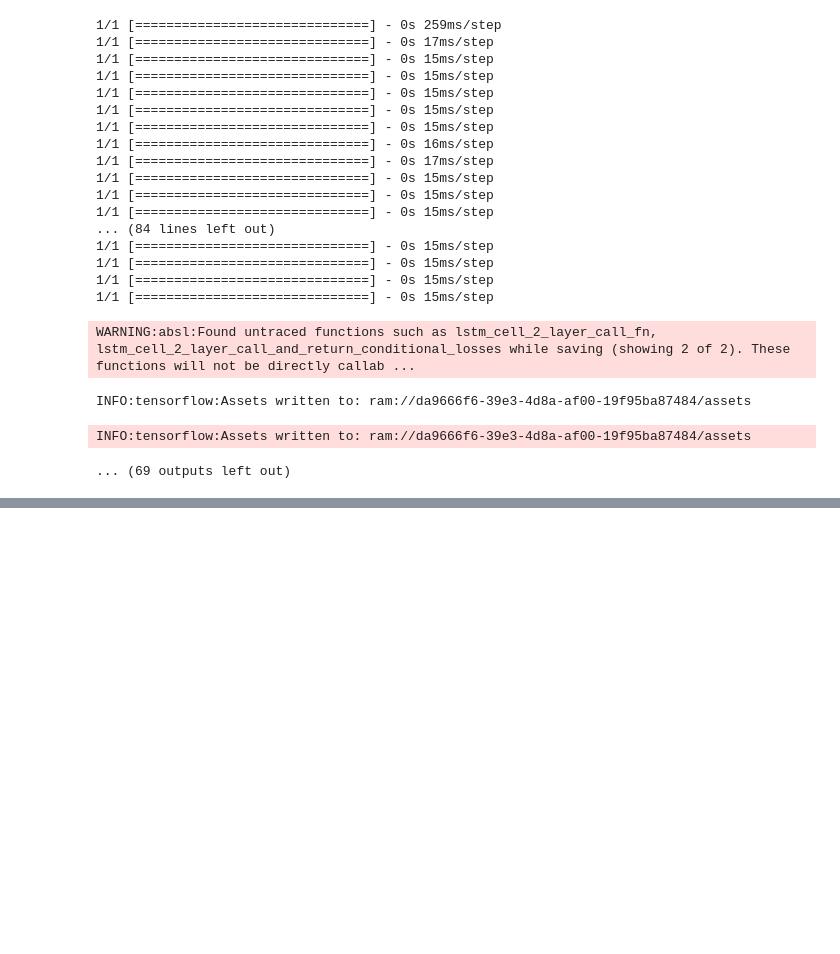
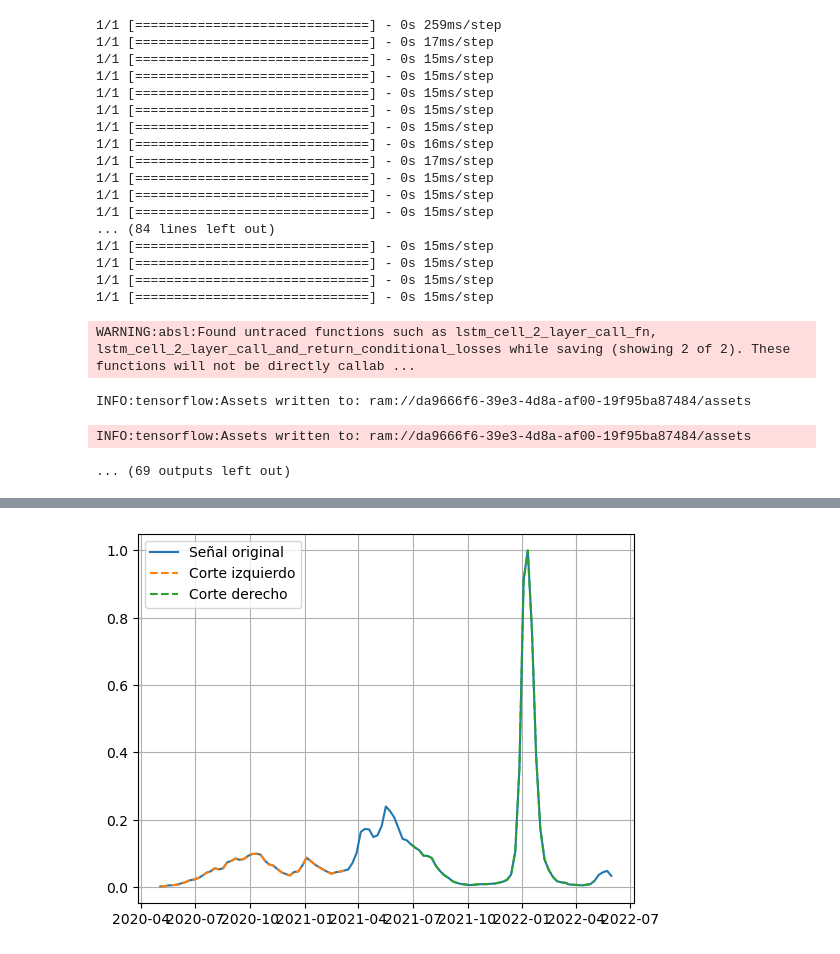
Before and after one commit to matiasleize/final_exam_ML, a Jupyter notebook: final_covid.ipynb, the cells around one changed output, grey strips where cells are left out. Drawn from its saved outputs; the diff is of its cells as text; code cells hidden in the pictures; blank space fills up the shorter version.

```diff
--- a/final_covid.ipynb
+++ b/final_covid.ipynb
@@ -502,0 +552,25 @@ plt.show()
+# %%
+look_back = 5
+n_features = 1
+window_size = 15
+len_left_chain = 45
+len_right_chain = 45
+i_inicial = 0
+
+raw_seq_1 = raw_seq[i_inicial:i_inicial+len_left_chain]
+t_1 = t[i_inicial:i_inicial+len_left_chain]
+raw_seq_2 = raw_seq[i_inicial+len_left_chain+window_size:i_inicial+len_left_chain+window_size + len_right_chain]
+t_2 = t[i_inicial+len_left_chain+window_size:i_inicial+len_left_chain+window_size + len_right_chain]
+raw_seq_2_bw = raw_seq_2[::-1]
+t_2_bw = t_2[::-1]
+t_window = t[i_inicial+len_left_chain:i_inicial+len_left_chain+window_size]
+raw_seq_window = raw_seq[i_inicial+len_left_chain:i_inicial+len_left_chain+window_size]
+
+plt.plot(t,raw_seq, label='Señal original')
+plt.plot(t_1,raw_seq_1, '--', label='Corte izquierdo')
+plt.plot(t_2,raw_seq_2, '--', label='Corte derecho')
+plt.grid()
+plt.legend()
+plt.show()
+# %% [output]
+[figure, added]
```
Also changed, not shown: parts of 13 cells of this notebook.
